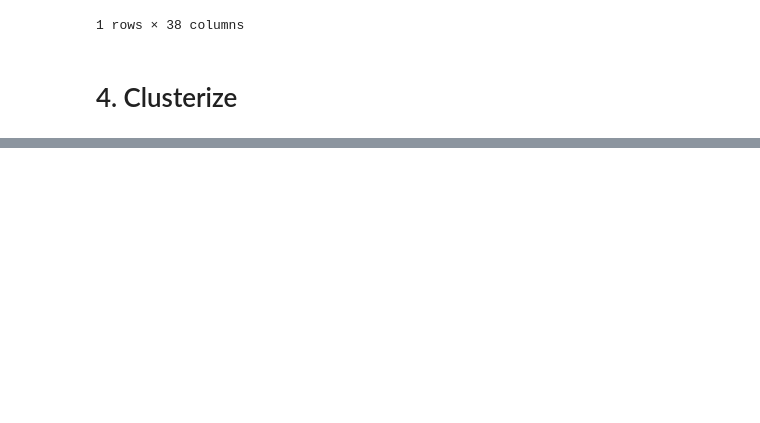
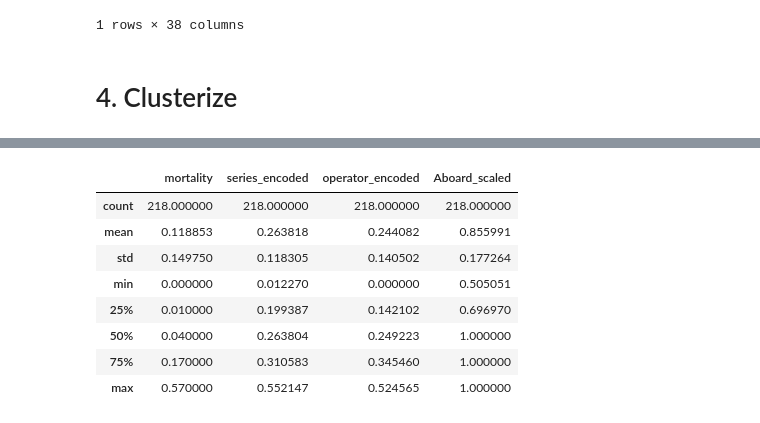
Before and after one commit to programmersockson/air-crash-data-analysis, a Jupyter notebook: 2. airplane_crashes.ipynb, the cells around one changed output, grey strips where cells are left out. Drawn from its saved outputs; the diff is of its cells as text; code cells hidden in the pictures; blank space fills up the shorter version.

```diff
--- a/2. airplane_crashes.ipynb
+++ b/2. airplane_crashes.ipynb
@@ -481,0 +545,2 @@ crashes.tail(1)
+# %%
+index = 0
@@ -481,0 +557,12 @@ crashes.tail(1)
+# %%
+crashes[crashes_cluster_1.cluster == index][cols_to_show].describe()
+# %% [output]
+|  | mortality | series_encoded | operator_encoded | Aboard_scaled |
+| count | 218.000000 | 218.000000 | 218.000000 | 218.000000 |
+| mean | 0.118853 | 0.263818 | 0.244082 | 0.855991 |
+| std | 0.149750 | 0.118305 | 0.140502 | 0.177264 |
+| min | 0.000000 | 0.012270 | 0.000000 | 0.505051 |
+| 25% | 0.010000 | 0.199387 | 0.142102 | 0.696970 |
+| 50% | 0.040000 | 0.263804 | 0.249223 | 1.000000 |
+| 75% | 0.170000 | 0.310583 | 0.345460 | 1.000000 |
+| max | 0.570000 | 0.552147 | 0.524565 | 1.000000 |
```
Also changed, not shown: parts of 31 cells of this notebook.
